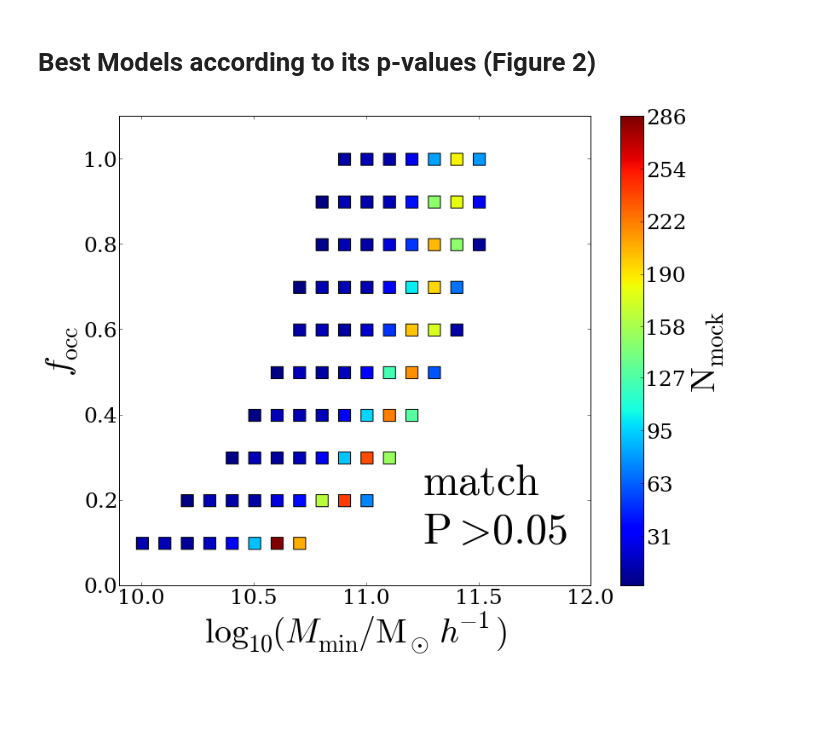
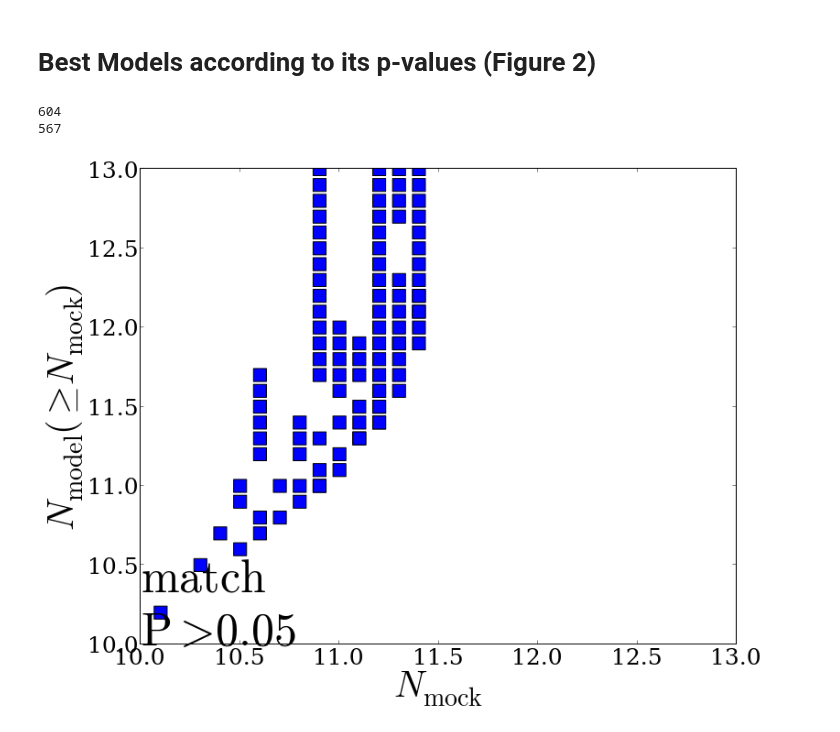
Before and after one commit to forero/CosmicVarianceLAES, a Jupyter notebook: code/paper.ipynb, the cells around one changed output. Cells and saved outputs as stored; diff of their text form; code cells hidden in the pictures; blank space fills up the shorter version.

Commit message:
Making new plots. Figure 4. Figure 5.

```diff
--- a/code/paper.ipynb
+++ b/code/paper.ipynb
@@ -252,19 +442,32 @@ def make_figure3(halo_finder, p_threshold=0.05, survey_name='match'):
 # %%
 Figure1 = False
 Figure2 = False
-Figure3 = True
+Figure3 = False
+Figure4 = False
+Figure5 = True
+
 
 if Figure1:
     make_figure1()
 
 if Figure2:
     make_figure2('FOF', p_threshold=0.05, survey_name='match')
     make_figure2('FOF', p_threshold=0.99, survey_name='match')
     make_figure2('FOF', p_threshold=0.05, survey_name='random')
     make_figure2('FOF', p_threshold=0.05, survey_name='full')
 
 if Figure3:
     make_figure3('FOF', p_threshold=0.05, survey_name='random')
     make_figure3('FOF', p_threshold=0.05, survey_name='match')
+
+if Figure4:
+    make_figure4('FOF', p_threshold=0.05, survey_name='random')
+    make_figure4('FOF', p_threshold=0.05, survey_name='match')
+
+if Figure5:
+    make_figure5('FOF', p_threshold=0.05, survey_name='random')
+    make_figure5('FOF', p_threshold=0.05, survey_name='match')
 # %% [output]
+604
+567
-[figure, old version]
+[figure, new version]
```
Also changed, not shown: parts of 3 cells of this notebook.
